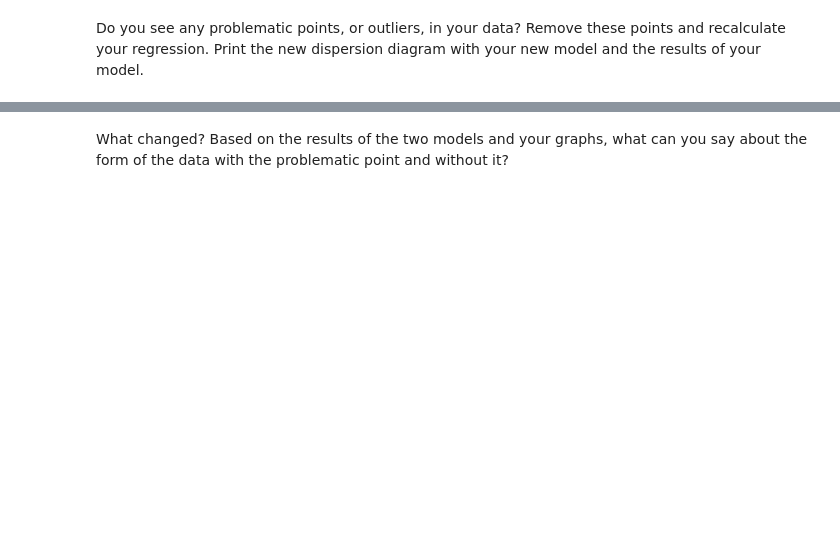
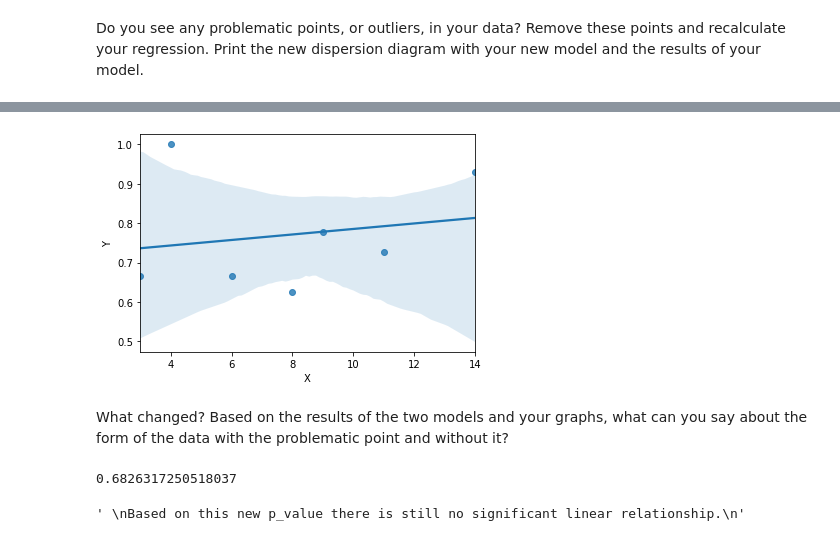
Before and after one commit to jetsal/data_analytics202103_module_3, a Jupyter notebook: labs/module_3_labs/Linear-Regression-Analysis/your_code/main.ipynb, the cells around one changed output, grey strips where cells are left out. Cells and saved outputs as stored; diff of their text form; code cells hidden in the pictures; blank space fills up the shorter version.

```diff
--- a/labs/module_3_labs/Linear-Regression-Analysis/your_code/main.ipynb
+++ b/labs/module_3_labs/Linear-Regression-Analysis/your_code/main.ipynb
@@ -110,2 +310,12 @@ Do you see any problematic points, or outliers, in your data? Remove these point
+# %%
+invitations = [3,4,6,8,9,11,14]
+shows = [2,4,4,5,7,8,13]
+
+data_2 = pd.DataFrame({'X':invitations, 'shows':shows})
+data_2["Y"]=data_2["shows"]/data_2["X"]
+
+sns.regplot(x="X", y="Y", data=data_2);
+# %% [output]
+[figure, added]
 # %% [markdown]
 What changed? Based on the results of the two models and your graphs, what can you say about the form of the data with the problematic point and without it?
@@ -113,0 +322,13 @@ What changed? Based on the results of the two models and your graphs, what can y
+# %%
+# Your response here.
+X_2 = data_2["X"]
+Y_2 = data_2["Y"]
+
+slope, intercept, r_value, p_value, std_error = stats.linregress(X_2, Y_2)
+print(p_value)
+"""
+Based on this new p_value there is still no significant linear relationship.
+"""
+# %% [output]
+0.6826317250518037
+' \nBased on this new p_value there is still no significant linear relationship.\n'
```
Also changed, not shown: parts of 32 cells of this notebook, 1 other file.
